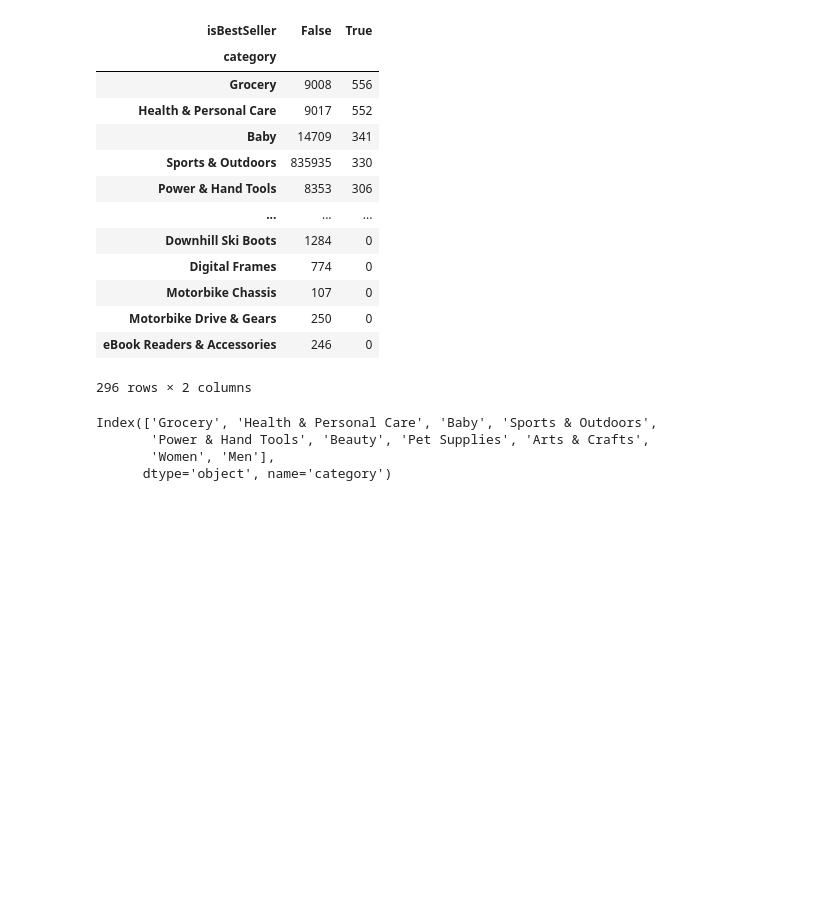
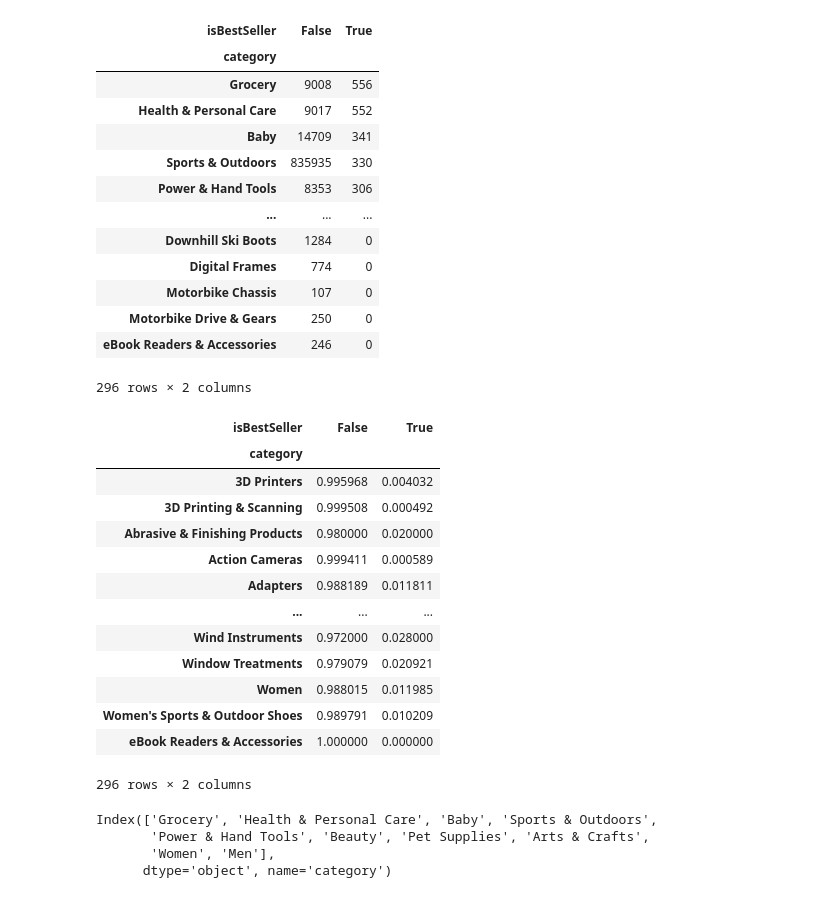
Before and after one commit to cadiyubu/lab-eda-bivariate, a Jupyter notebook: Lab_bivariate_solved.ipynb, the cells around one changed output. Saved outputs shown, nothing was run; the diff lists cells and outputs as text; code cells hidden in the pictures; blank space fills up the shorter version.

```diff
--- a/Lab_bivariate_solved.ipynb
+++ b/Lab_bivariate_solved.ipynb
@@ -36,6 +35,24 @@ cross
 | Motorbike Drive & Gears | 250 | 0 |
 | eBook Readers & Accessories | 246 | 0 |
 296 rows × 2 columns
+# %%
+cross_p= pd.crosstab(df['category'], df['isBestSeller'], normalize='index')
+cross_p
+# %% [output]
+| isBestSeller | False | True |
+| category |  |  |
+| 3D Printers | 0.995968 | 0.004032 |
+| 3D Printing & Scanning | 0.999508 | 0.000492 |
+| Abrasive & Finishing Products | 0.980000 | 0.020000 |
+| Action Cameras | 0.999411 | 0.000589 |
+| Adapters | 0.988189 | 0.011811 |
+| ... | ... | ... |
+| Wind Instruments | 0.972000 | 0.028000 |
+| Window Treatments | 0.979079 | 0.020921 |
+| Women | 0.988015 | 0.011985 |
+| Women's Sports & Outdoor Shoes | 0.989791 | 0.010209 |
+| eBook Readers & Accessories | 1.000000 | 0.000000 |
+296 rows × 2 columns
 # %%
 cross.index[:10]
 # %% [output]
```
Also changed, not shown: parts of 20 cells of this notebook.
